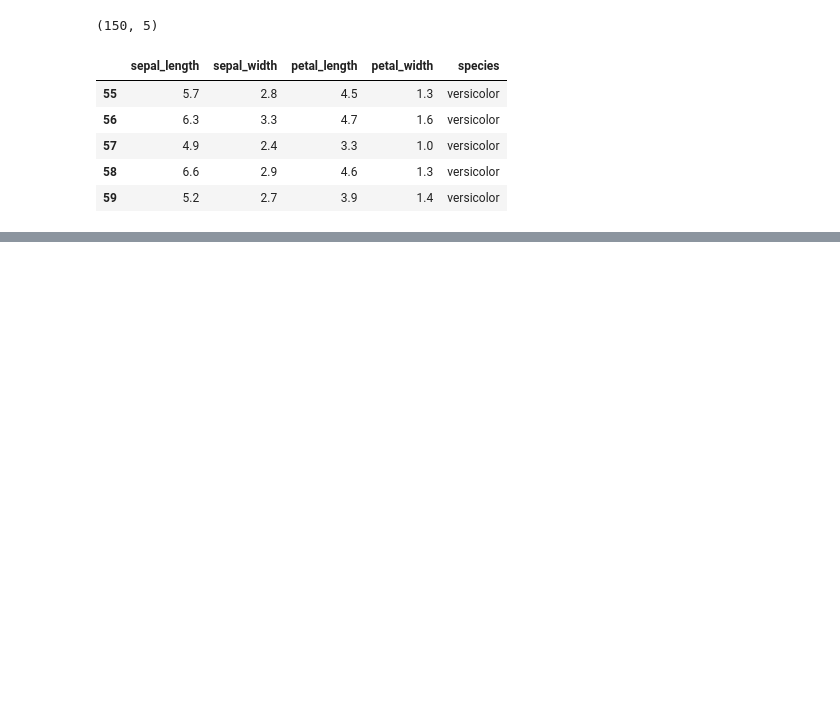
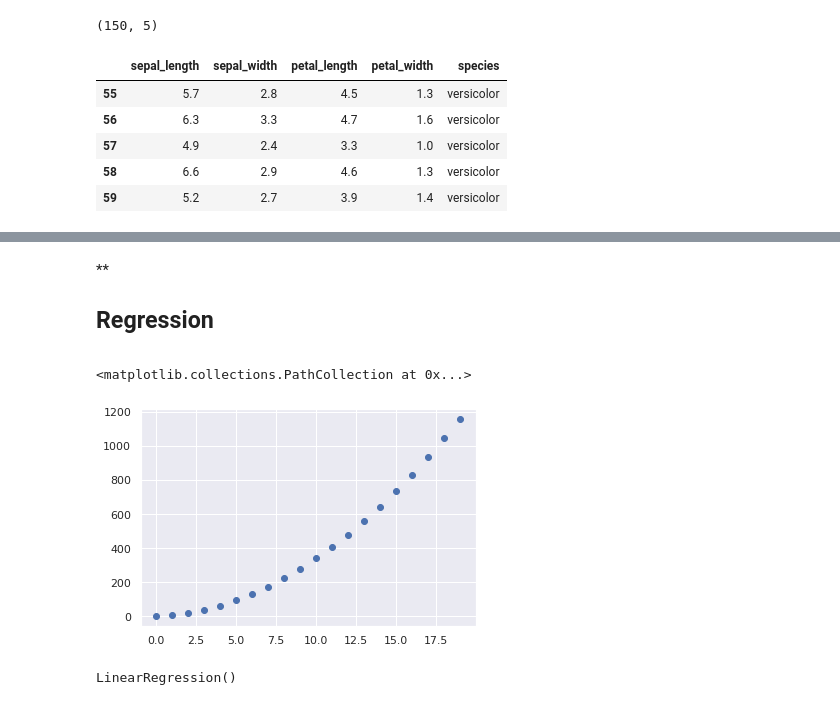
Before and after one commit to mirpouya/Machine-Learning-Intro, a Jupyter notebook: Machine_Learning_Intro.ipynb, the cells around one changed output, grey strips where cells are left out. Cells and saved outputs as stored; diff of their text form; code cells hidden in the pictures; blank space fills up the shorter version.

```diff
--- a/Machine_Learning_Intro.ipynb
+++ b/Machine_Learning_Intro.ipynb
@@ -82,0 +83,13 @@ data.shape
+# %% [markdown]
+**<h2> Regression </h2>
+# %%
+# generate a synthetic data
+
+X = np.arange(20)
+y = 3*(X**2) + 4*X
+# %%
+# visualizing y according to X
+plt.scatter(X,y)
+# %% [output]
+<matplotlib.collections.PathCollection at 0x...>
+[figure, added]
@@ -82,0 +100,5 @@ data.shape
+# %%
+model = LinearRegression()
+model.fit(X[:,np.newaxis], y)   # .fit() requires data in two dimensions so we add np.newaxis to the data
+# %% [output]
+LinearRegression()
```
Also changed, not shown: parts of 9 cells of this notebook.
